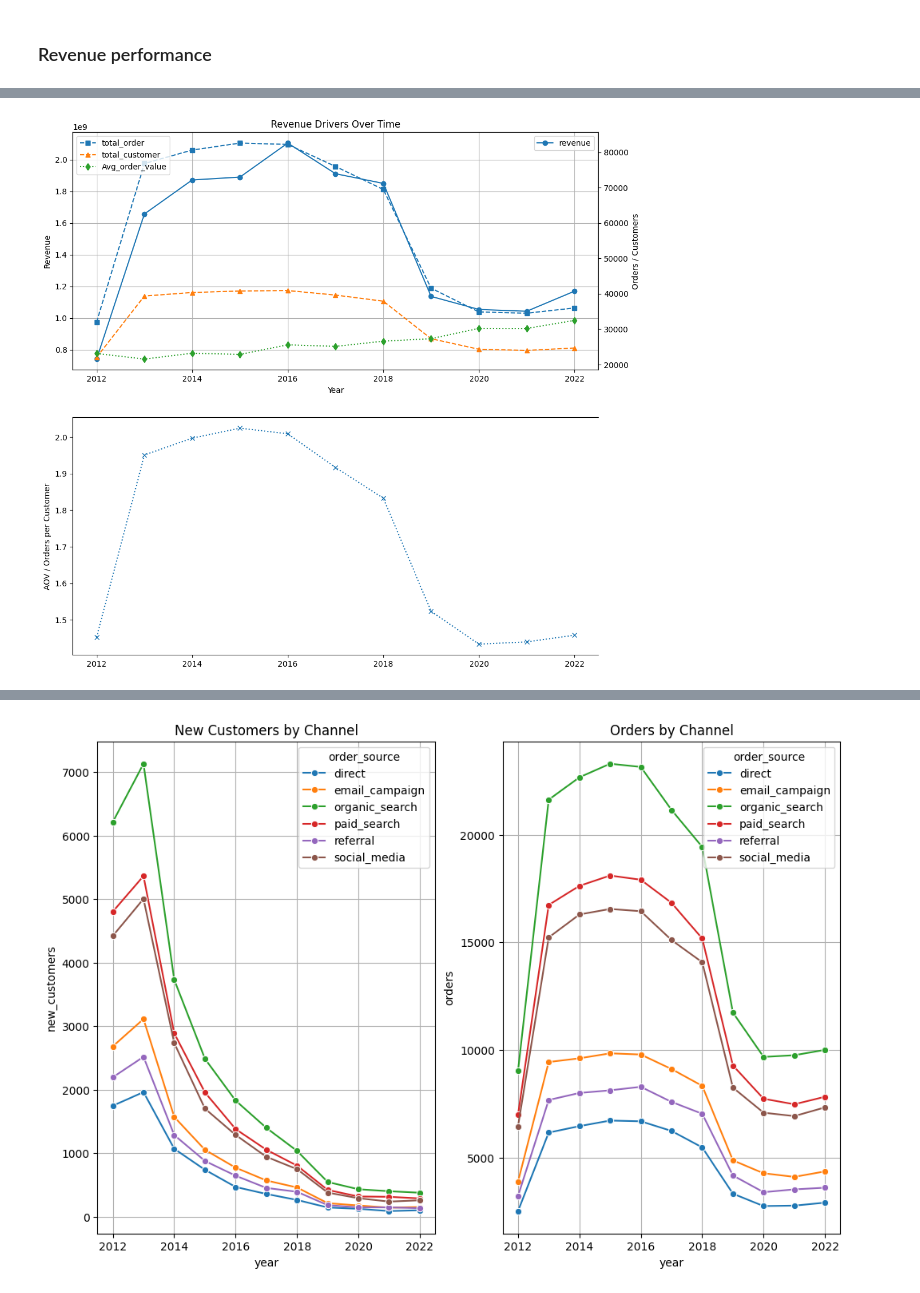
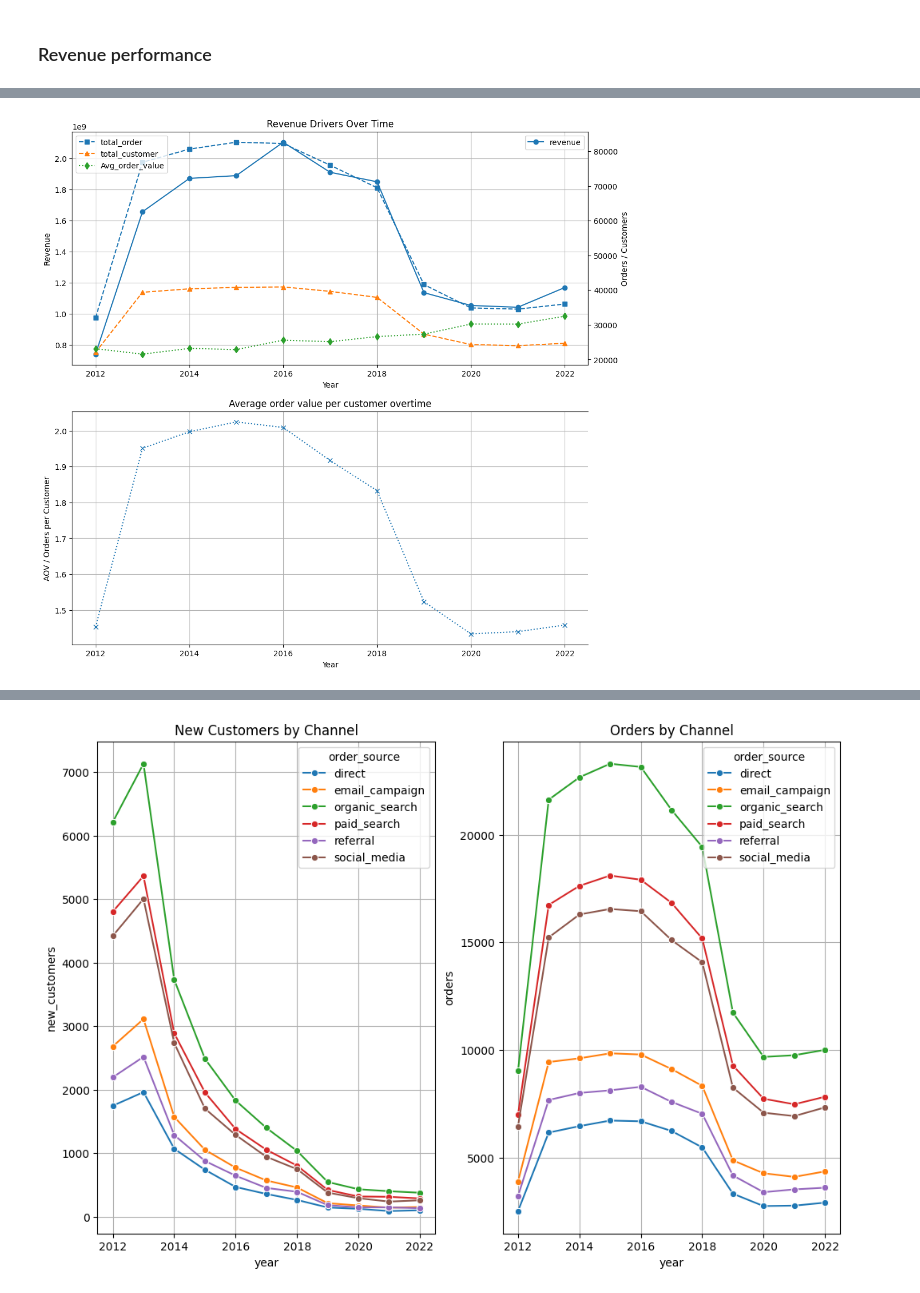
Before and after one commit to LineLuLan/The-Richers, a Jupyter notebook: notebooks/1.DA.ipynb, the cells around one changed output, grey strips where cells are left out. Drawn from its saved outputs; the diff is of its cells as text; code cells hidden in the pictures.

```diff
--- a/notebooks/1.DA.ipynb
+++ b/notebooks/1.DA.ipynb
@@ -86,32 +92,35 @@ import matplotlib.pyplot as plt
 
 fig, ax1 = plt.subplots(2, 1, figsize=(12, 12))
 
 # Revenue (primary axis)
 ax1[0].plot(analysis.index, analysis["revenue"], marker='o', label="revenue")
 ax1[0].set_xlabel("Year")
 ax1[0].set_ylabel("Revenue")
 
 # Second axis (orders & customers)
 ax2 = ax1[0].twinx()
 ax2.plot(analysis.index, analysis["orders"], linestyle='--', marker='s', label="total_order")
 ax2.plot(analysis.index, analysis["customers"], linestyle='--', marker='^', label="total_customer")
 ax2.set_ylabel("Orders / Customers")
 
 # Third axis (AOV & frequency)
 ax3 = ax1[1]
 ax3.spines["right"].set_position(("outward", 60))  # shift axis
 ax2.plot(analysis.index, analysis["avg_order_value"], linestyle=':', marker='d', label="Avg_order_value")
 ax3.plot(analysis.index, analysis["orders_per_customer"], linestyle=':', marker='x')
 ax3.set_ylabel("AOV / Orders per Customer")
 
 # Title & grid
 plt.title("Revenue Drivers Over Time")
 ax1[0].legend()
 ax2.legend(loc="upper left")
 # plt.legend()
 ax1[0].grid()
+ax3.grid()
+ax3.set_title("Average order value per customer overtime")
+ax3.set_xlabel("Year")
 
 plt.show()
 # %% [output]
-[figure, old version]
+[figure, new version]
 # %% [markdown]
```
Also changed, not shown: parts of 30 cells of this notebook.
